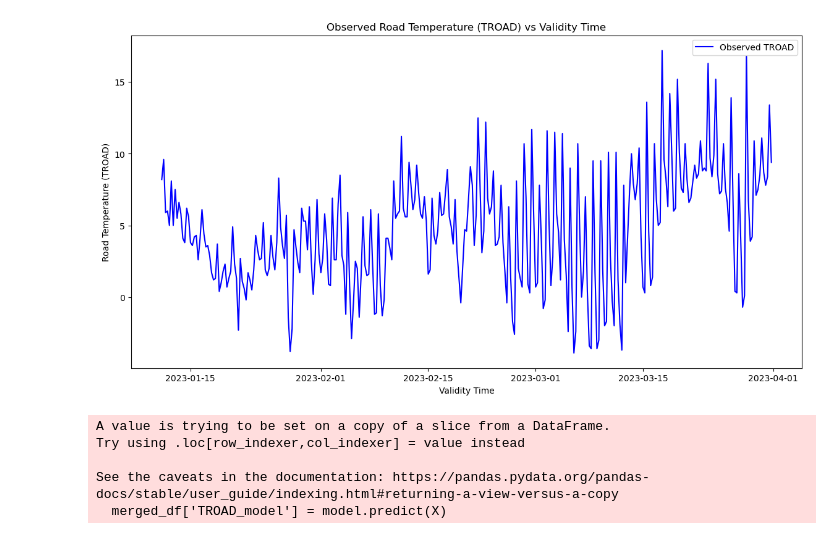
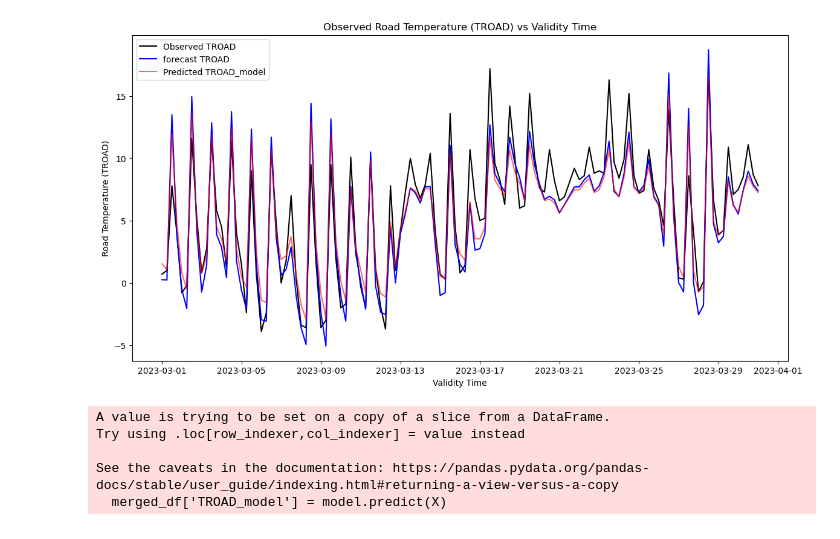
Before and after one commit to carlos9917/ml_pp, a Jupyter notebook: python/linear_from_scratch.ipynb, the cells around one changed output. Cells and saved outputs as stored; diff of their text form; code cells hidden in the pictures.

Commit message:
cleaned the linear model from scratch

```diff
--- a/python/linear_from_scratch.ipynb
+++ b/python/linear_from_scratch.ipynb
@@ -61,8 +87,0 @@ merged_df
-# %%
-#select one station and one cycle
-station_select = 302400
-cycle_select = 0
-
-merged_df = merged_df[(merged_df['init_time'].dt.hour == 0) & (merged_df["site_ID"] == 302400)]
-
-merged_df
@@ -89,25 +94,13 @@ y = merged_df['TROAD']
 #X_train, X_test, y_train, y_test = train_test_split(X, y, test_size=0.2, random_state=42)
 
 # Split the data into training and testing sets
-X_train, X_test, y_train, y_test, train_idx, test_idx = train_test_split(X, y, merged_df.index, test_size=0.2, random_state=42)
+#X_train, X_test, y_train, y_test, train_idx, test_idx = train_test_split(X, y, merged_df.index, test_size=0.2, random_state=42)
 
-# Create a linear regression model
-model = LinearRegression()
+# Split the data into training and testing sets based on date
+train_df = merged_df[merged_df['validity_time'] <= train_end_date]
+test_df = merged_df[(merged_df['validity_time'] >= test_start_date) & (merged_df['validity_time'] <= test_end_date)]
 
-# Train the model on the training data
-model.fit(X_train, y_train)
-
-# Predict the observed road temperature on the test data
-y_pred = model.predict(X_test)
-
-# Evaluate the model
-mse = mean_squared_error(y_test, y_pred)
-r2 = r2_score(y_test, y_pred)
-
-print(f"Mean Squared Error: {mse}")
-print(f"R-squared: {r2}")
-
-# If you want to see the coefficients of the model
-print("Model Coefficients:")
-for feature, coef in zip(X.columns, model.coef_):
-    print(f"{feature}: {coef}")
+X_train = train_df[['forecast_temp', 'S10m', 'D10m', 'CCtot']]
+y_train = train_df['TROAD']
+X_test = test_df[['forecast_temp', 'S10m', 'D10m', 'CCtot']]
+y_test = test_df['TROAD']
@@ -122,3 +152,4 @@ CCtot: -0.16885073857286928
 # %%
-X_test
+# Predict the road temperature for the entire dataset
+test_df['TROAD_model'] = model.predict(test_df[['forecast_temp', 'S10m', 'D10m', 'CCtot']])
 # %% [output]
@@ -196,12 +202,14 @@ plt.show()
 # %%
 # Plot TROAD versus validity_time
 plt.figure(figsize=(14, 7))
-plt.plot(merged_df['validity_time'], merged_df['TROAD'], label='Observed TROAD', color='blue')
+plt.plot(test_df['validity_time'], test_df['TROAD'], label='Observed TROAD', color='black')
+plt.plot(test_df["validity_time"],test_df["forecast_temp"],label="forecast TROAD",color="blue")
+plt.plot(test_df['validity_time'], test_df['TROAD_model'], label='Predicted TROAD_model', color='red', alpha=0.6)
 
 plt.xlabel('Validity Time')
 plt.ylabel('Road Temperature (TROAD)')
 plt.title('Observed Road Temperature (TROAD) vs Validity Time')
 plt.legend()
 plt.show()
 # %% [output]
-[figure, old version]
+[figure, new version]
```
Also changed, not shown: parts of 26 cells of this notebook.
